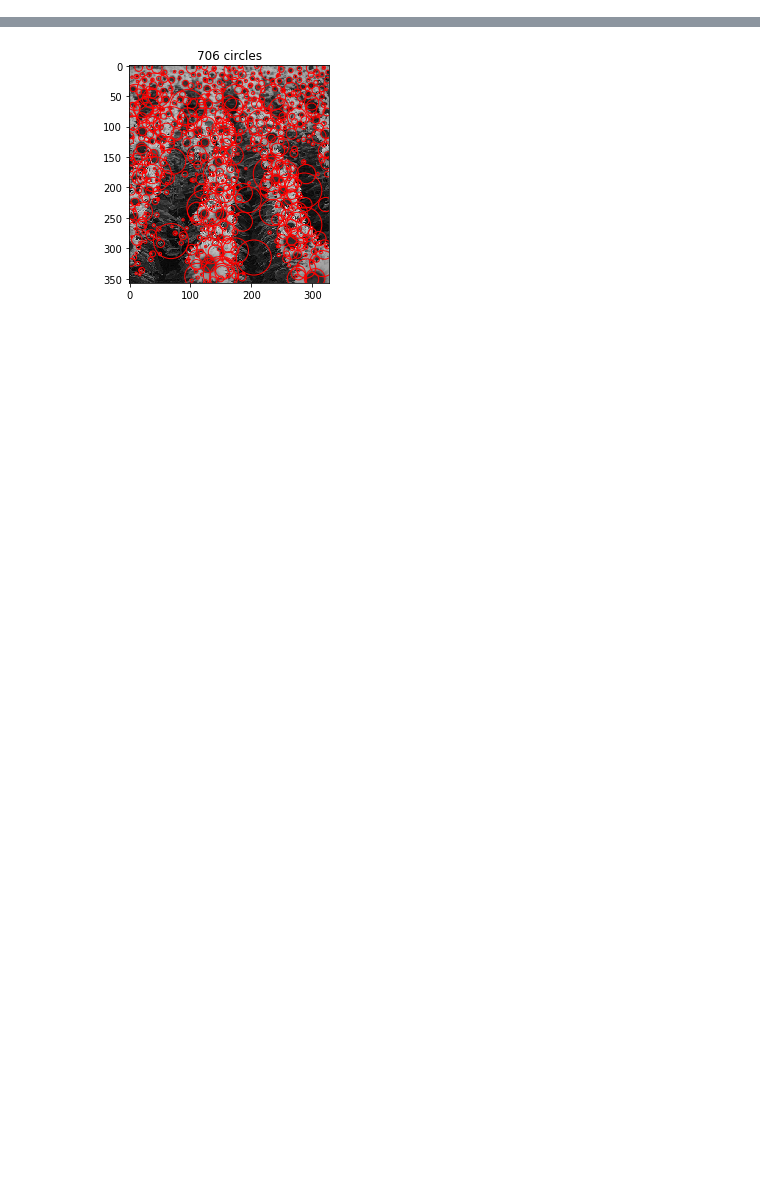
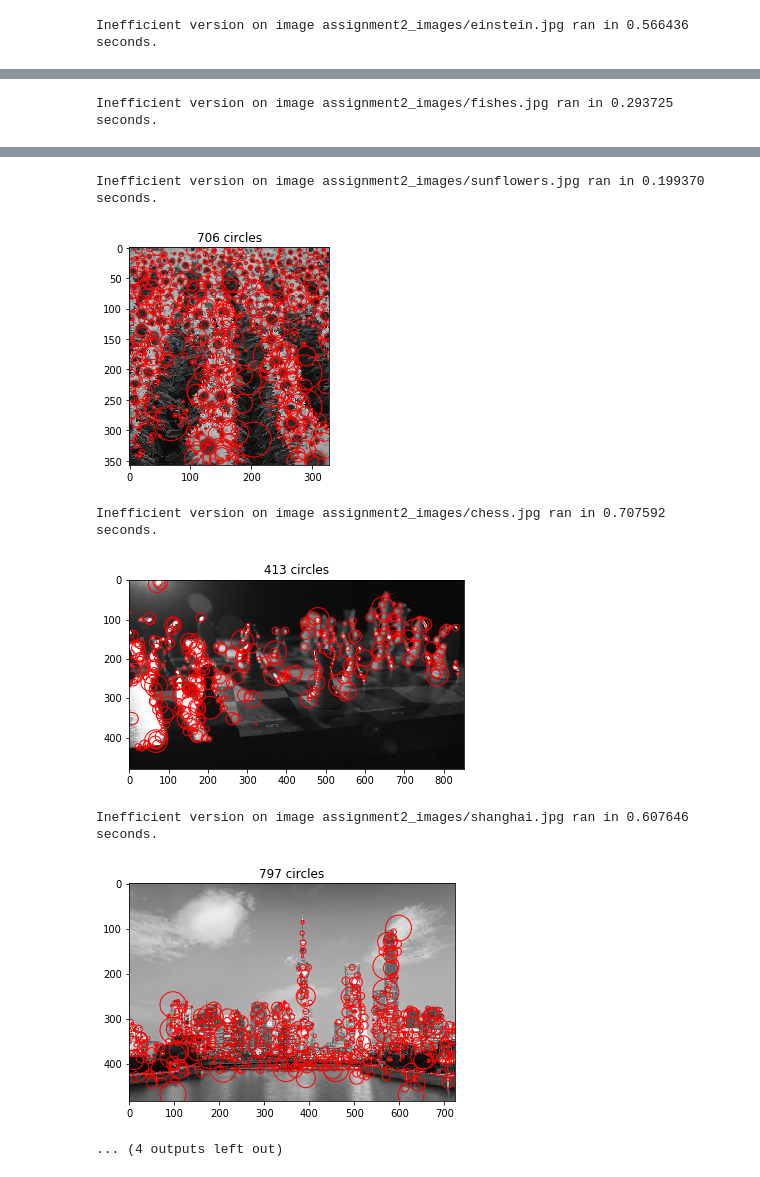
Before and after one commit to mcguiremichael/Vision, a Jupyter notebook: mlm3_mp2_part2_code.ipynb, the cells around one changed output, grey strips where cells are left out. Drawn from its saved outputs; the diff is of its cells as text; code cells hidden in the pictures; blank space fills up the shorter version.

```diff
--- a/mlm3_mp2_part2_code.ipynb
+++ b/mlm3_mp2_part2_code.ipynb
@@ -112,18 +119,20 @@ for i in range(len(image_names)):
 # %%
-image_names = ['assignment2_images/butterfly.jpg', 'assignment2_images/einstein.jpg', 'assignment2_images/fishes.jpg', 'assignment2_images/sunflowers.jpg']
+image_names = ['assignment2_images/butterfly.jpg', 'assignment2_images/einstein.jpg', 'assignment2_images/fishes.jpg', 'assignment2_images/sunflowers.jpg', 'assignment2_images/chess.jpg','assignment2_images/shanghai.jpg','assignment2_images/mountains.jpg','assignment2_images/andromeda.jpg']
 k = 1.35
 stds = [0.75 * (k ** i) for i in range(13)]
 rads = [stds[i] * (2 ** 0.5) for i in range(len(stds))]
 
-thresholds = [0.05, 0.05, 0.05, 0.05]
+thresholds = [0.05, 0.05, 0.05, 0.05, 0.05, 0.05, 0.05, 0.05]
 
 for i in range(len(image_names)):
     im = load_image(image_names[i])
+    t = time.time()
     max_indices_condensed = blob_detector(im, stds, thresholds[i], k, 'downsample')
+    print("Inefficient version on image %s ran in %f seconds." % (image_names[i], time.time()-t))
     (y,x) = indices = max_indices_condensed.nonzero()
     depths = max_indices_condensed[indices]
     my_stds = np.array([stds[depths[i]] for i in range(len(depths))])
 
     my_rads = [rads[depths[i]] for i in range(len(depths))]
-    show_all_circles(im, x, y, my_rads)
+    show_all_circles(im, x, y, my_rads, image_names[i])
 # %% [output]
@@ -130,4 +140,12 @@ for i in range(len(image_names)):
 [figure]
+Inefficient version on image assignment2_images/einstein.jpg ran in 0.566436 seconds.
 [figure]
+Inefficient version on image assignment2_images/fishes.jpg ran in 0.293725 seconds.
 [figure]
+Inefficient version on image assignment2_images/sunflowers.jpg ran in 0.199370 seconds.
 [figure]
+Inefficient version on image assignment2_images/chess.jpg ran in 0.707592 seconds.
+[figure, added]
+Inefficient version on image assignment2_images/shanghai.jpg ran in 0.607646 seconds.
+[figure, added]
+... (4 outputs left out)
```
Also changed, not shown: parts of 4 cells of this notebook, 12 other files.
